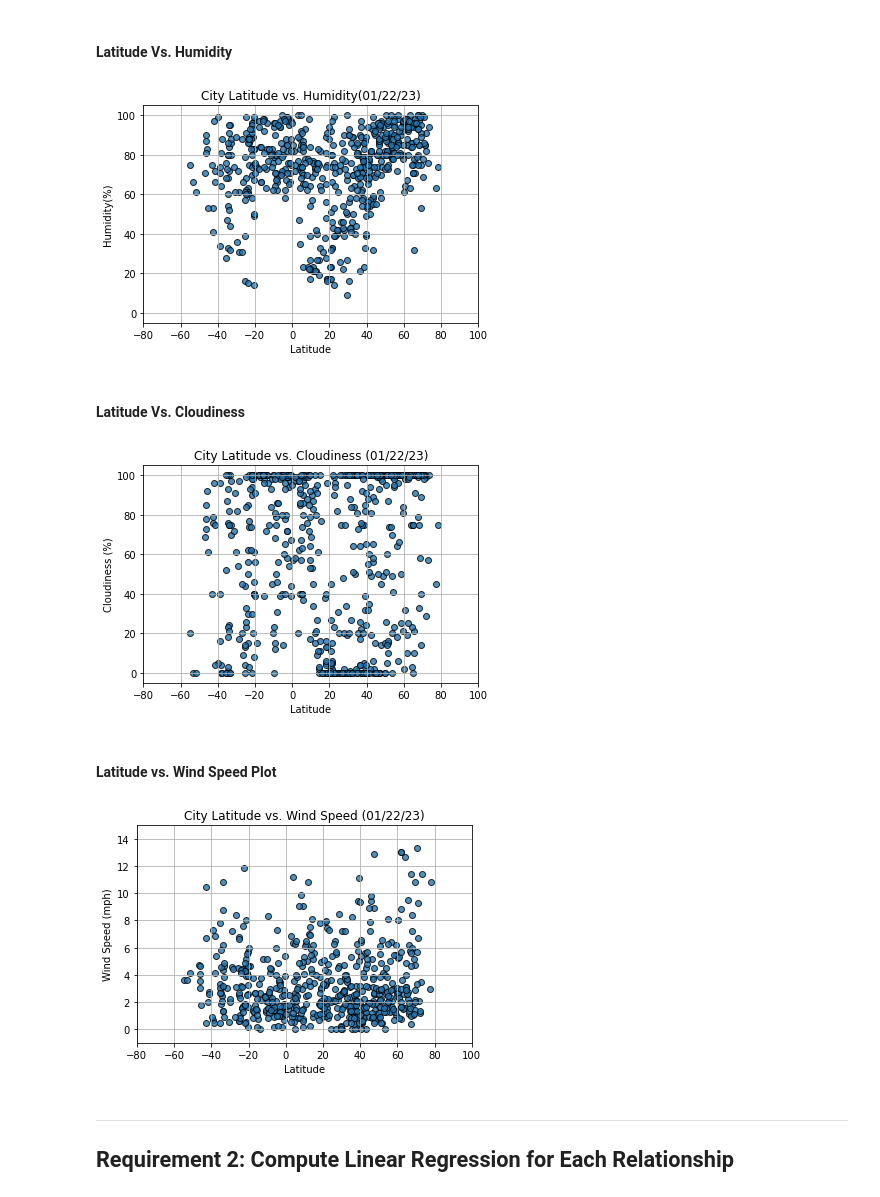
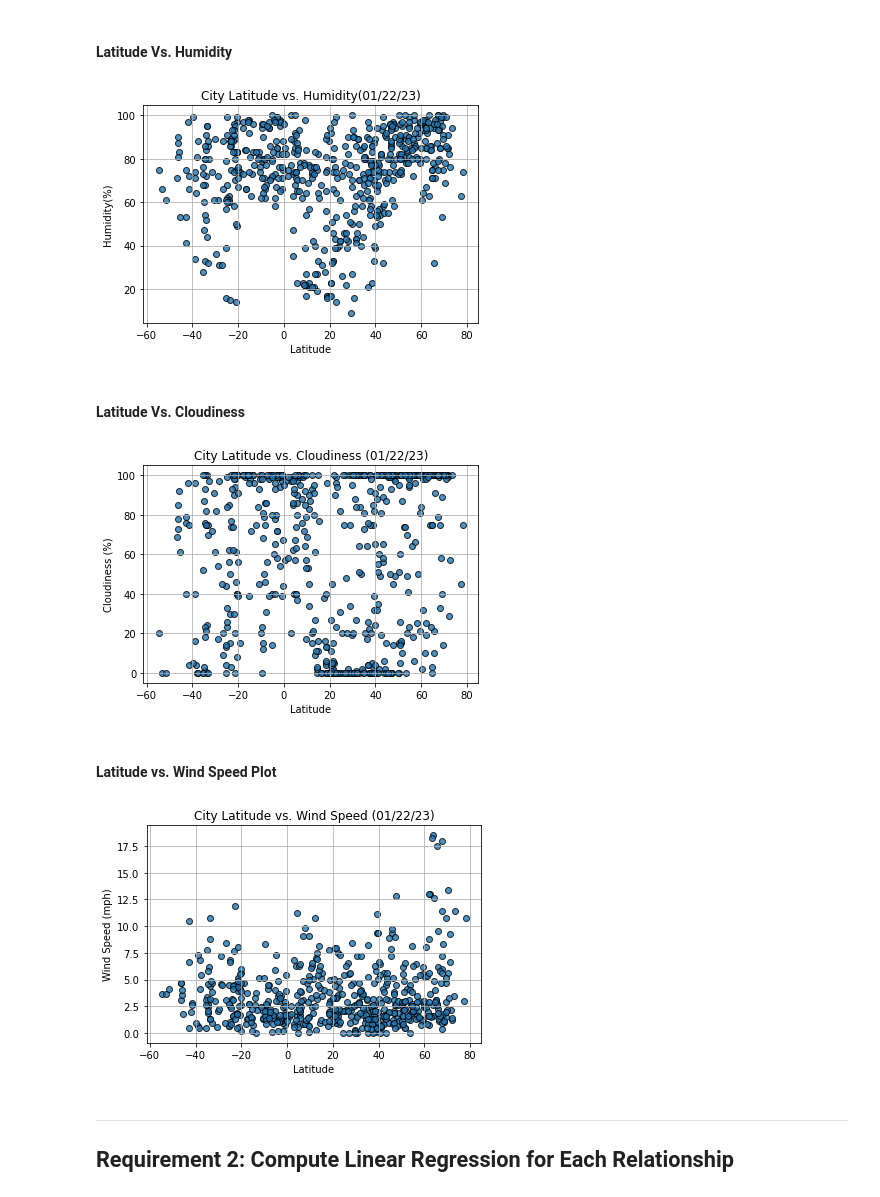
Before and after one commit to Kongfufack/python_api_challenge, a Jupyter notebook: Weatherpy/WeatherPy.ipynb, the cells around one changed output. Cells and saved outputs as stored; diff of their text form; code cells hidden in the pictures.

```diff
--- a/Weatherpy/WeatherPy.ipynb
+++ b/Weatherpy/WeatherPy.ipynb
@@ -220,8 +231,7 @@ plt.title("City Latitude vs. Humidity(%s)" % time.strftime("%x"))
 plt.ylabel("Humidity(%)")
 plt.xlabel("Latitude")
 plt.grid(True)
-plt.xlim([-80, 100])
-plt.ylim([-5, 105])
+
 
 # Save the figure
 plt.savefig("output_data/Fig2.png")
@@ -229,7 +239,7 @@ plt.savefig("output_data/Fig2.png")
 # Show plot
 plt.show()
 # %% [output]
-[figure, old version]
+[figure, new version]
 # %% [markdown]
 #### Latitude Vs. Cloudiness
 # %%
@@ -241,8 +251,7 @@ plt.title("City Latitude vs. Cloudiness (%s)" % time.strftime("%x"))
 plt.ylabel("Cloudiness (%)")
 plt.xlabel("Latitude")
 plt.grid(True)
-plt.xlim([-80, 100])
-plt.ylim([-5, 105])
+
 
 # Save the figure
 plt.savefig("output_data/Fig3.png")
@@ -250,28 +259,27 @@ plt.savefig("output_data/Fig3.png")
 # Show plot
 plt.show()
 # %% [output]
-[figure, old version]
+[figure, new version]
 # %% [markdown]
 #### Latitude vs. Wind Speed Plot
 # %%
 # Build the scatter plots for latitude vs. wind speed
 plt.scatter(city_data_df["Lat"], city_data_df["Wind Speed"], edgecolor="black", linewidths=1, marker="o", alpha=0.8, label="Cities")
 
 # Incorporate the other graph properties
 plt.title("City Latitude vs. Wind Speed (%s)" % time.strftime("%x"))
 plt.ylabel("Wind Speed (mph)")
 plt.xlabel("Latitude")
 plt.grid(True)
-plt.xlim([-80, 100])
-plt.ylim([-1, 15])
+
 
 # Save the figure
 plt.savefig("output_data/Fig4.png")
 
 # Show plot
 plt.show()
 # %% [output]
-[figure, old version]
+[figure, new version]
 # %% [markdown]
 ---
 
```
Also changed, not shown: parts of 6 cells of this notebook, 5 other files.
